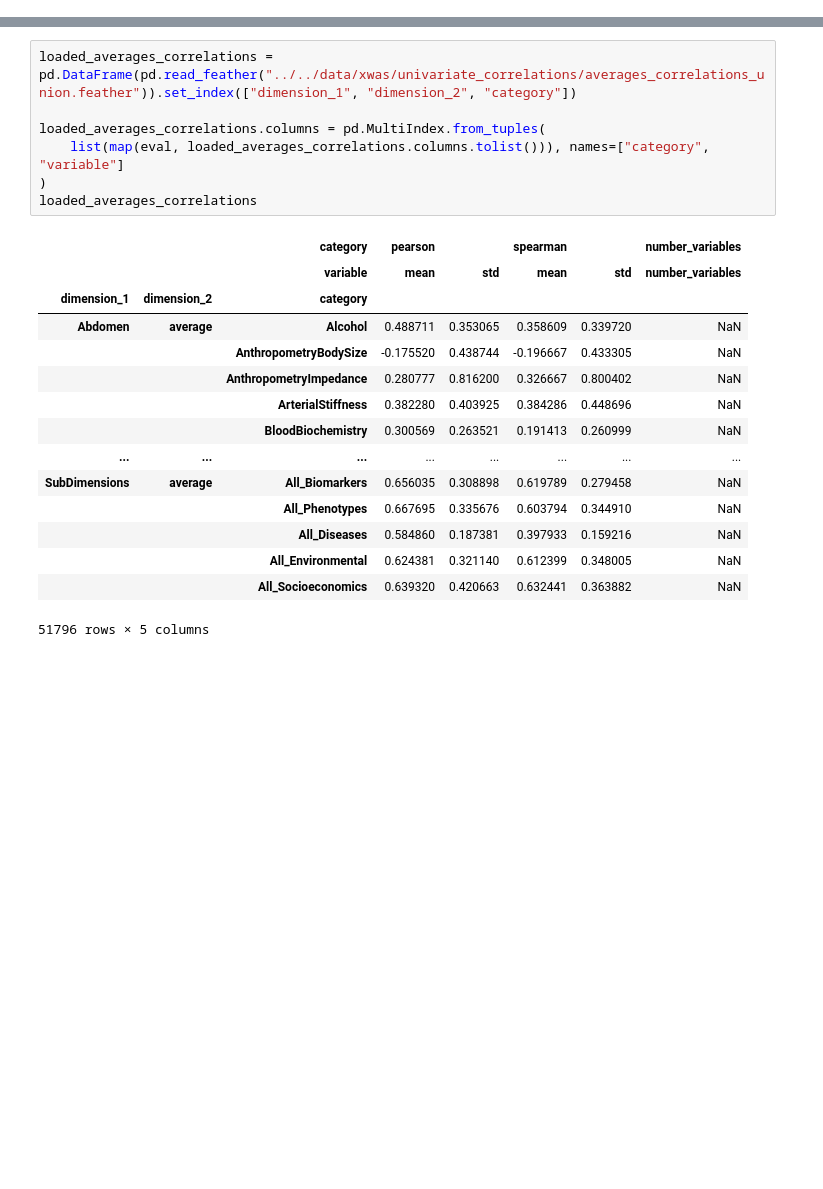
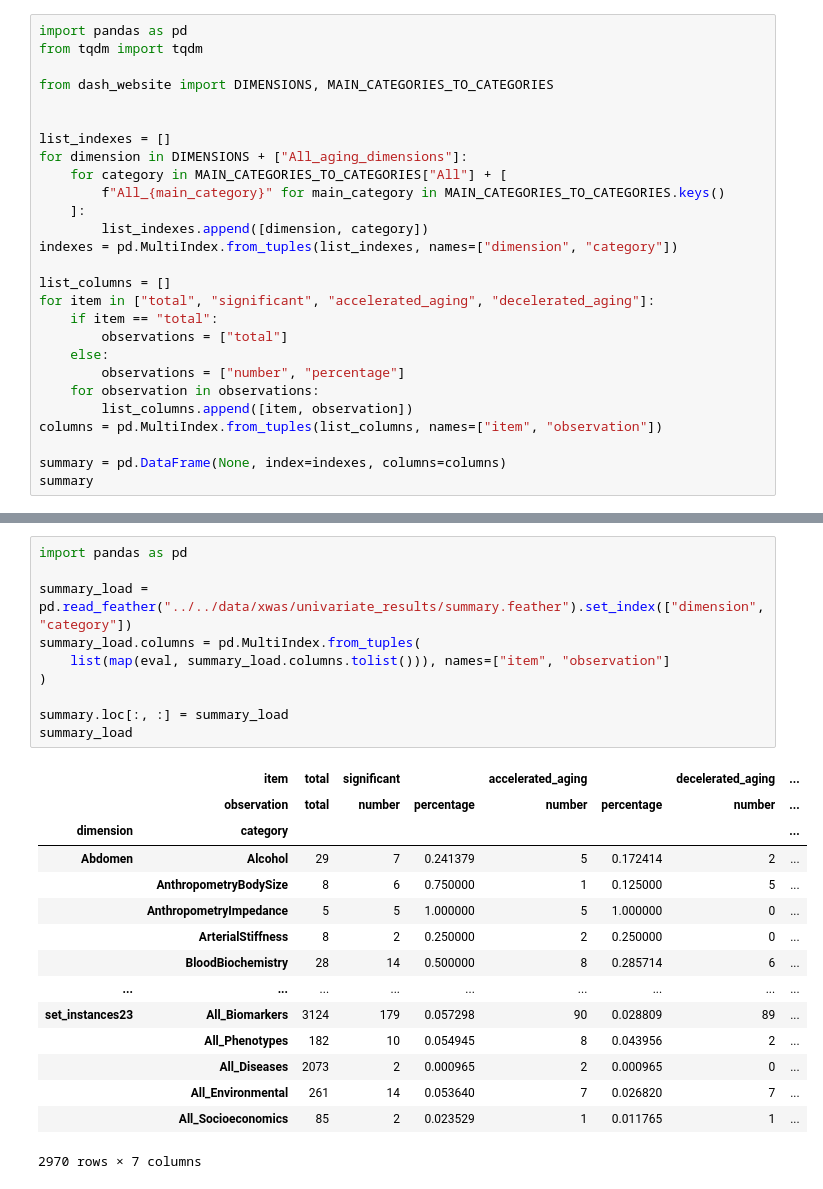
Before and after one commit to Deep-Learning-and-Aging/Website, a Jupyter notebook: external_code/xwas/tries.ipynb, the cells around one changed output, grey strips where cells are left out. Saved outputs shown, nothing was run; the diff lists cells and outputs as text; blank space fills up the shorter version.

Commit message:
XWAS univariate working without caching

```diff
--- a/external_code/xwas/tries.ipynb
+++ b/external_code/xwas/tries.ipynb
@@ -139,0 +1,27 @@ for subset_method in ["union", "intersection", "all"]:
+# %%
+import pandas as pd
+from tqdm import tqdm
+
+from dash_website import DIMENSIONS, MAIN_CATEGORIES_TO_CATEGORIES
+
+
+list_indexes = []
+for dimension in DIMENSIONS + ["All_aging_dimensions"]:
+    for category in MAIN_CATEGORIES_TO_CATEGORIES["All"] + [
+        f"All_{main_category}" for main_category in MAIN_CATEGORIES_TO_CATEGORIES.keys()
+    ]:
+        list_indexes.append([dimension, category])
+indexes = pd.MultiIndex.from_tuples(list_indexes, names=["dimension", "category"])
+
+list_columns = []
+for item in ["total", "significant", "accelerated_aging", "decelerated_aging"]:
+    if item == "total":
+        observations = ["total"]
+    else:
+        observations = ["number", "percentage"]
+    for observation in observations:
+        list_columns.append([item, observation])
+columns = pd.MultiIndex.from_tuples(list_columns, names=["item", "observation"])
+
+summary = pd.DataFrame(None, index=indexes, columns=columns)
+summary
@@ -140,23 +115,26 @@ for subset_method in ["union", "intersection", "all"]:
 # %%
-loaded_averages_correlations = pd.DataFrame(pd.read_feather("../../data/xwas/univariate_correlations/averages_correlations_union.feather")).set_index(["dimension_1", "dimension_2", "category"])
+import pandas as pd
 
-loaded_averages_correlations.columns = pd.MultiIndex.from_tuples(
-    list(map(eval, loaded_averages_correlations.columns.tolist())), names=["category", "variable"]
+summary_load = pd.read_feather("../../data/xwas/univariate_results/summary.feather").set_index(["dimension", "category"])
+summary_load.columns = pd.MultiIndex.from_tuples(
+    list(map(eval, summary_load.columns.tolist())), names=["item", "observation"]
 )
-loaded_averages_correlations
+
+summary.loc[:, :] = summary_load
+summary_load
 # %% [output]
-|  |  | category | pearson |  | spearman |  | number_variables |
-|  |  | variable | mean | std | mean | std | number_variables |
-| dimension_1 | dimension_2 | category |  |  |  |  |  |
-| Abdomen | average | Alcohol | 0.488711 | 0.353065 | 0.358609 | 0.339720 | NaN |
-|  |  | AnthropometryBodySize | -0.175520 | 0.438744 | -0.196667 | 0.433305 | NaN |
-|  |  | AnthropometryImpedance | 0.280777 | 0.816200 | 0.326667 | 0.800402 | NaN |
-|  |  | ArterialStiffness | 0.382280 | 0.403925 | 0.384286 | 0.448696 | NaN |
-|  |  | BloodBiochemistry | 0.300569 | 0.263521 | 0.191413 | 0.260999 | NaN |
-| ... | ... | ... | ... | ... | ... | ... | ... |
-| SubDimensions | average | All_Biomarkers | 0.656035 | 0.308898 | 0.619789 | 0.279458 | NaN |
-|  |  | All_Phenotypes | 0.667695 | 0.335676 | 0.603794 | 0.344910 | NaN |
-|  |  | All_Diseases | 0.584860 | 0.187381 | 0.397933 | 0.159216 | NaN |
-|  |  | All_Environmental | 0.624381 | 0.321140 | 0.612399 | 0.348005 | NaN |
-|  |  | All_Socioeconomics | 0.639320 | 0.420663 | 0.632441 | 0.363882 | NaN |
+|  | item | total | significant |  | accelerated_aging |  | decelerated_aging | ... |
+|  | observation | total | number | percentage | number | percentage | number | ... |
+| dimension | category |  |  |  |  |  |  | ... |
+| Abdomen | Alcohol | 29 | 7 | 0.241379 | 5 | 0.172414 | 2 | ... |
+|  | AnthropometryBodySize | 8 | 6 | 0.750000 | 1 | 0.125000 | 5 | ... |
+|  | AnthropometryImpedance | 5 | 5 | 1.000000 | 5 | 1.000000 | 0 | ... |
+|  | ArterialStiffness | 8 | 2 | 0.250000 | 2 | 0.250000 | 0 | ... |
+|  | BloodBiochemistry | 28 | 14 | 0.500000 | 8 | 0.285714 | 6 | ... |
+| ... | ... | ... | ... | ... | ... | ... | ... | ... |
+| set_instances23 | All_Biomarkers | 3124 | 179 | 0.057298 | 90 | 0.028809 | 89 | ... |
+|  | All_Phenotypes | 182 | 10 | 0.054945 | 8 | 0.043956 | 2 | ... |
+|  | All_Diseases | 2073 | 2 | 0.000965 | 2 | 0.000965 | 0 | ... |
+|  | All_Environmental | 261 | 14 | 0.053640 | 7 | 0.026820 | 7 | ... |
+|  | All_Socioeconomics | 85 | 2 | 0.023529 | 1 | 0.011765 | 1 | ... |
-51796 rows × 5 columns
+2970 rows × 7 columns
```
Also changed, not shown: parts of 6 cells of this notebook, 16 other files.
